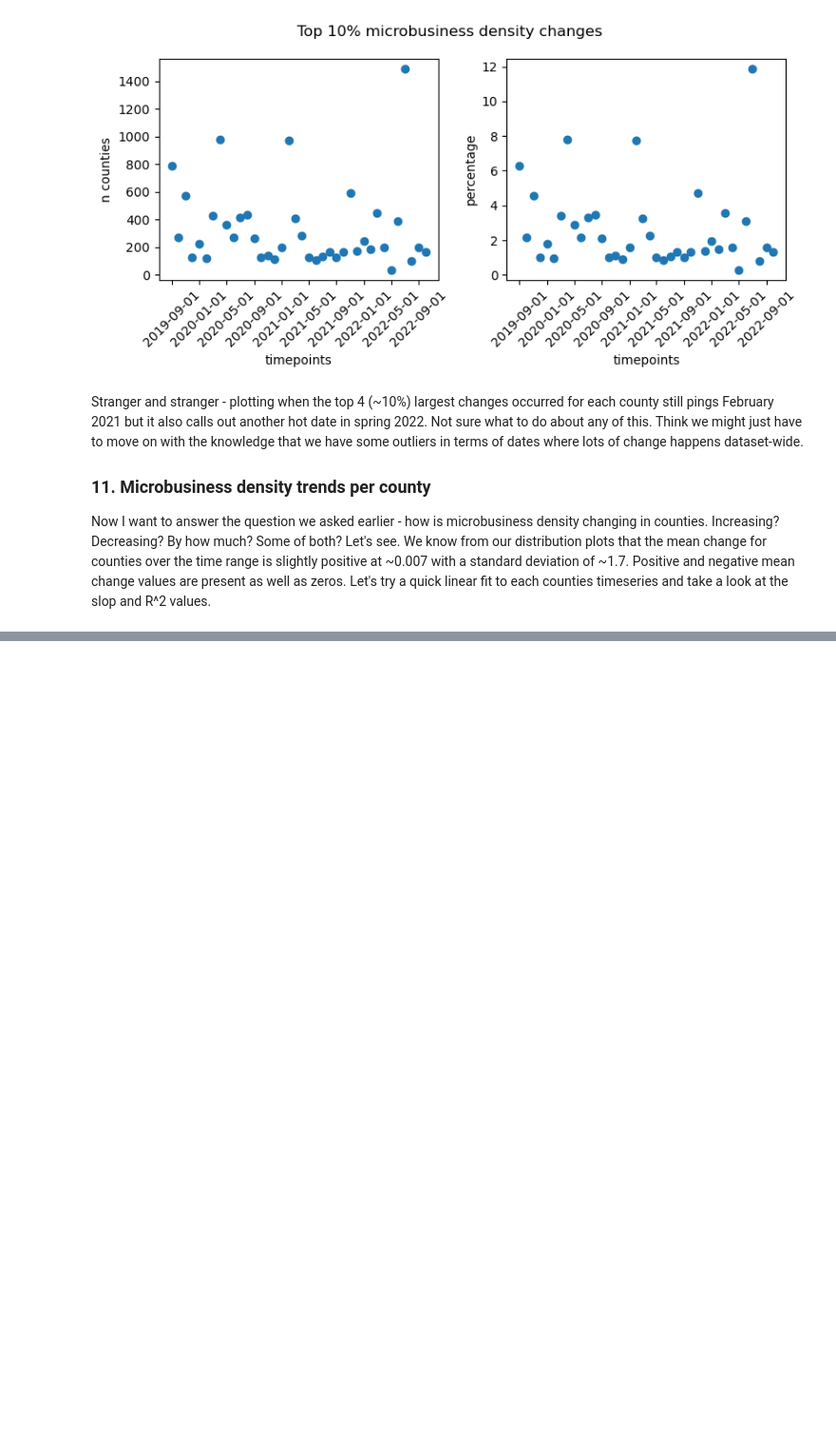
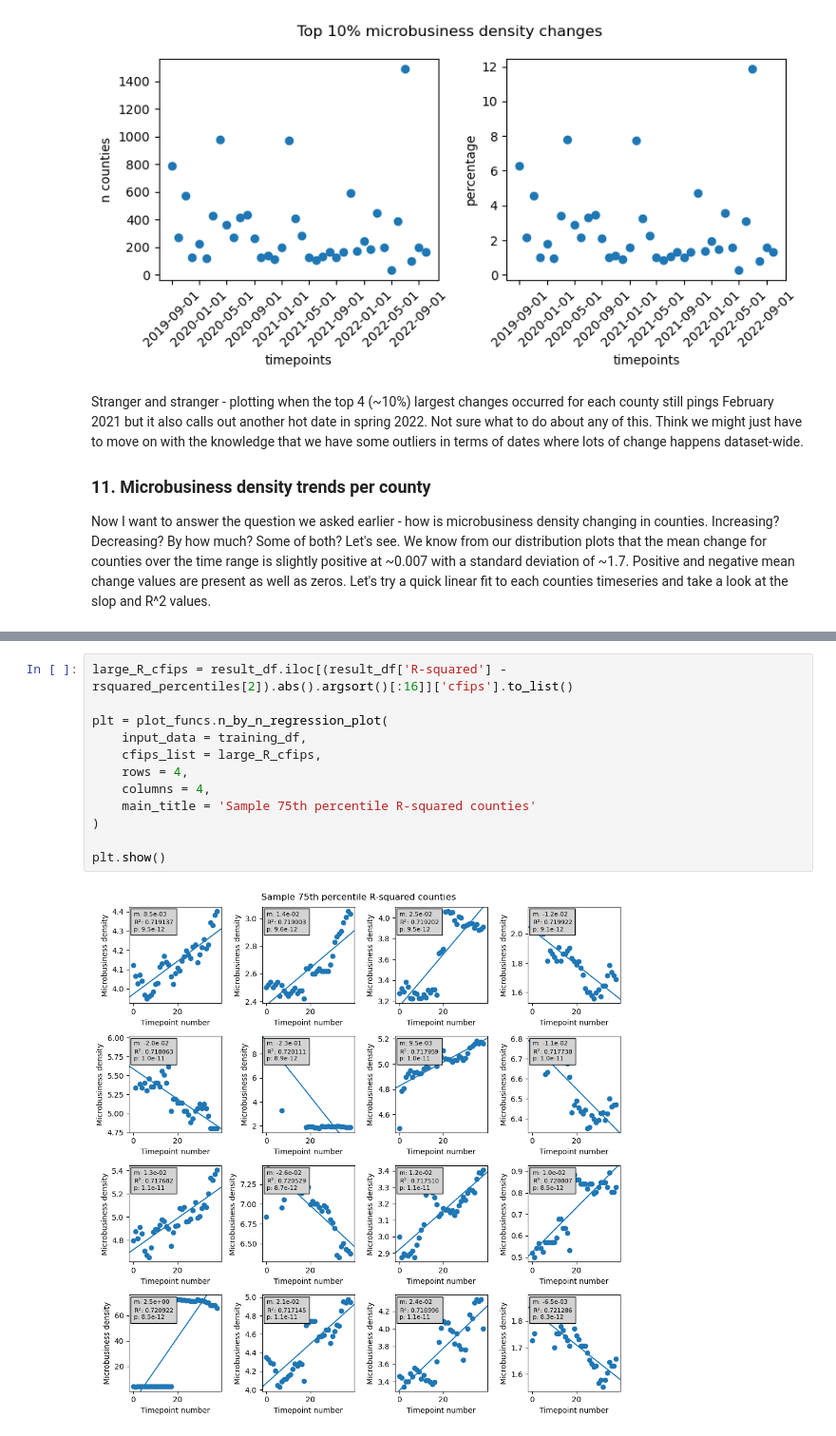
Before and after one commit to gperdrizet/kaggle_microbusiness, a Jupyter notebook: notebooks/02-training_data_exploration.ipynb, the cells around one changed output, grey strips where cells are left out. Shown at 95% size. Saved outputs shown, nothing was run; the diff lists cells and outputs as text; blank space fills up the shorter version.

```diff
--- a/notebooks/02-training_data_exploration.ipynb
+++ b/notebooks/02-training_data_exploration.ipynb
@@ -757,0 +807,14 @@ ModuleNotFoundError: No module named 'statsmodels'
+# %%
+large_R_cfips = result_df.iloc[(result_df['R-squared'] - rsquared_percentiles[2]).abs().argsort()[:16]]['cfips'].to_list()
+
+plt = plot_funcs.n_by_n_regression_plot(
+    input_data = training_df,
+    cfips_list = large_R_cfips,
+    rows = 4,
+    columns = 4,
+    main_title = 'Sample 75th percentile R-squared counties'
+)
+
+plt.show()
+# %% [output]
+[figure, added]
```
Also changed, not shown: parts of 20 cells of this notebook, 1 other file.
